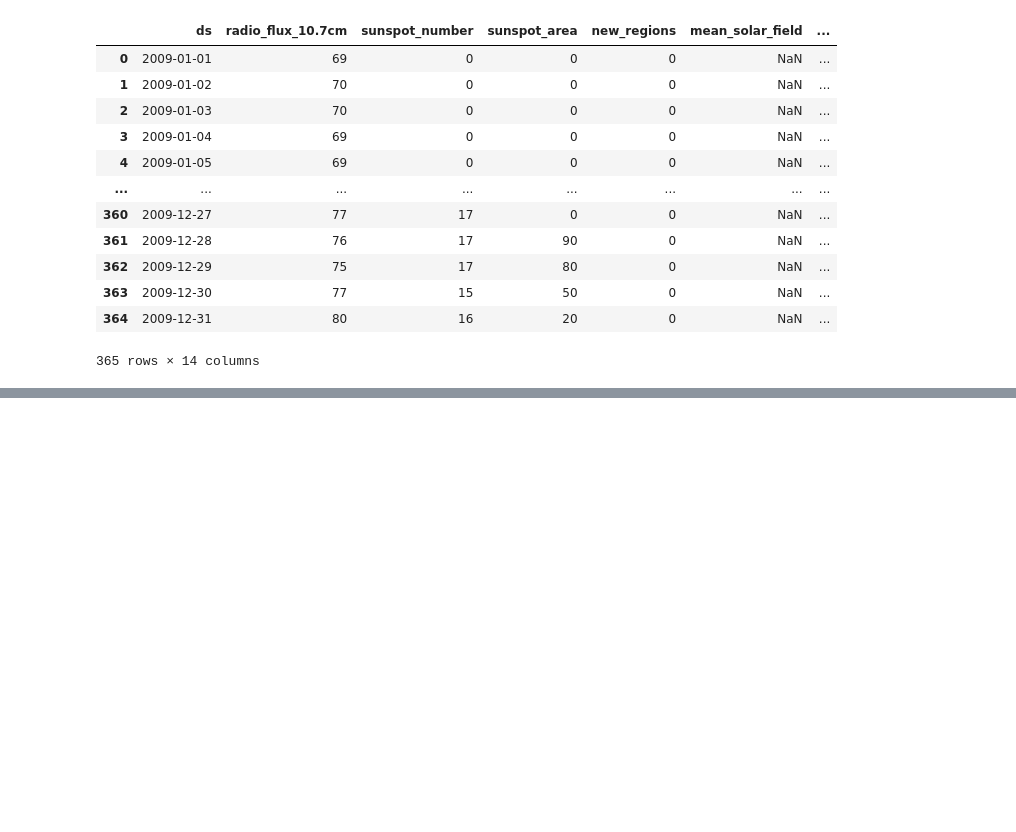
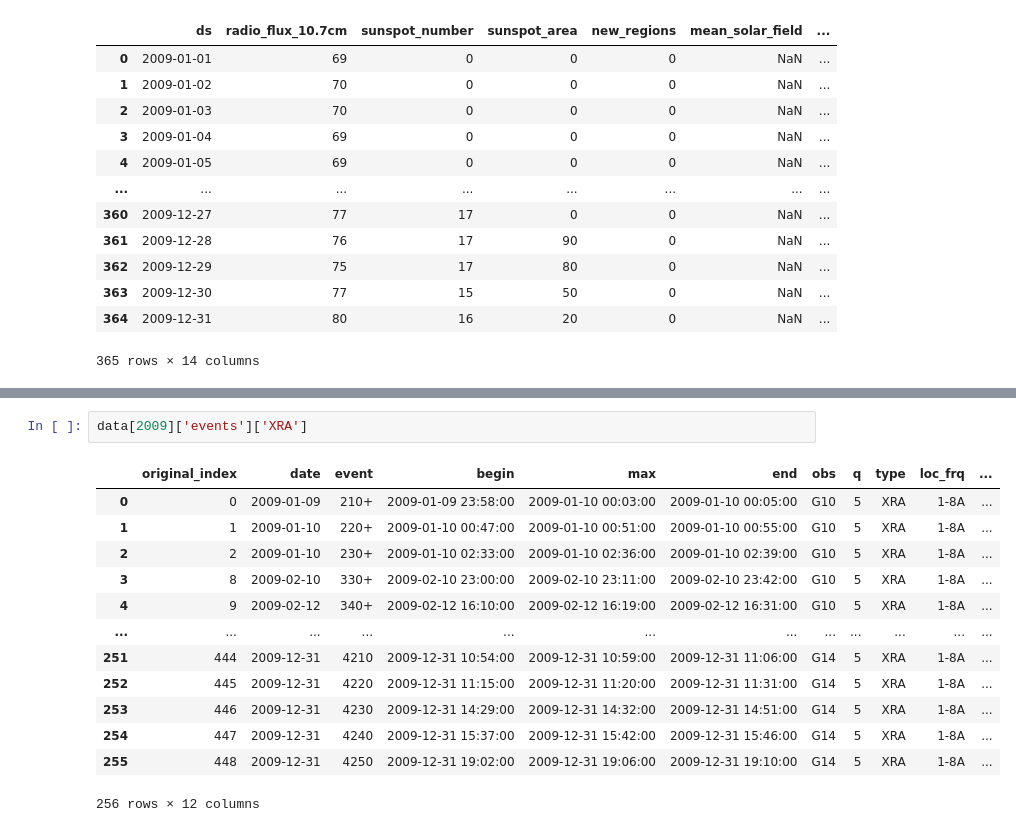
Before and after one commit to DudsFerraz/Solar_Flares_Forecasting, a Jupyter notebook: src/models_trainning/test.ipynb, the cells around one changed output, grey strips where cells are left out. Cells and saved outputs as stored; diff of their text form; blank space fills up the shorter version.

```diff
--- a/src/models_trainning/test.ipynb
+++ b/src/models_trainning/test.ipynb
@@ -111,0 +146,16 @@ data[1996]['events']['DSD']
+# %%
+data[2009]['events']['XRA']
+# %% [output]
+|  | original_index | date | event | begin | max | end | obs | q | type | loc_frq | ... |
+| 0 | 0 | 2009-01-09 | 210+ | 2009-01-09 23:58:00 | 2009-01-10 00:03:00 | 2009-01-10 00:05:00 | G10 | 5 | XRA | 1-8A | ... |
+| 1 | 1 | 2009-01-10 | 220+ | 2009-01-10 00:47:00 | 2009-01-10 00:51:00 | 2009-01-10 00:55:00 | G10 | 5 | XRA | 1-8A | ... |
+| 2 | 2 | 2009-01-10 | 230+ | 2009-01-10 02:33:00 | 2009-01-10 02:36:00 | 2009-01-10 02:39:00 | G10 | 5 | XRA | 1-8A | ... |
+| 3 | 8 | 2009-02-10 | 330+ | 2009-02-10 23:00:00 | 2009-02-10 23:11:00 | 2009-02-10 23:42:00 | G10 | 5 | XRA | 1-8A | ... |
+| 4 | 9 | 2009-02-12 | 340+ | 2009-02-12 16:10:00 | 2009-02-12 16:19:00 | 2009-02-12 16:31:00 | G10 | 5 | XRA | 1-8A | ... |
+| ... | ... | ... | ... | ... | ... | ... | ... | ... | ... | ... | ... |
+| 251 | 444 | 2009-12-31 | 4210 | 2009-12-31 10:54:00 | 2009-12-31 10:59:00 | 2009-12-31 11:06:00 | G14 | 5 | XRA | 1-8A | ... |
+| 252 | 445 | 2009-12-31 | 4220 | 2009-12-31 11:15:00 | 2009-12-31 11:20:00 | 2009-12-31 11:31:00 | G14 | 5 | XRA | 1-8A | ... |
+| 253 | 446 | 2009-12-31 | 4230 | 2009-12-31 14:29:00 | 2009-12-31 14:32:00 | 2009-12-31 14:51:00 | G14 | 5 | XRA | 1-8A | ... |
+| 254 | 447 | 2009-12-31 | 4240 | 2009-12-31 15:37:00 | 2009-12-31 15:42:00 | 2009-12-31 15:46:00 | G14 | 5 | XRA | 1-8A | ... |
+| 255 | 448 | 2009-12-31 | 4250 | 2009-12-31 19:02:00 | 2009-12-31 19:06:00 | 2009-12-31 19:10:00 | G14 | 5 | XRA | 1-8A | ... |
+256 rows × 12 columns
```
Also changed, not shown: parts of 9 cells of this notebook, 6 other files.
